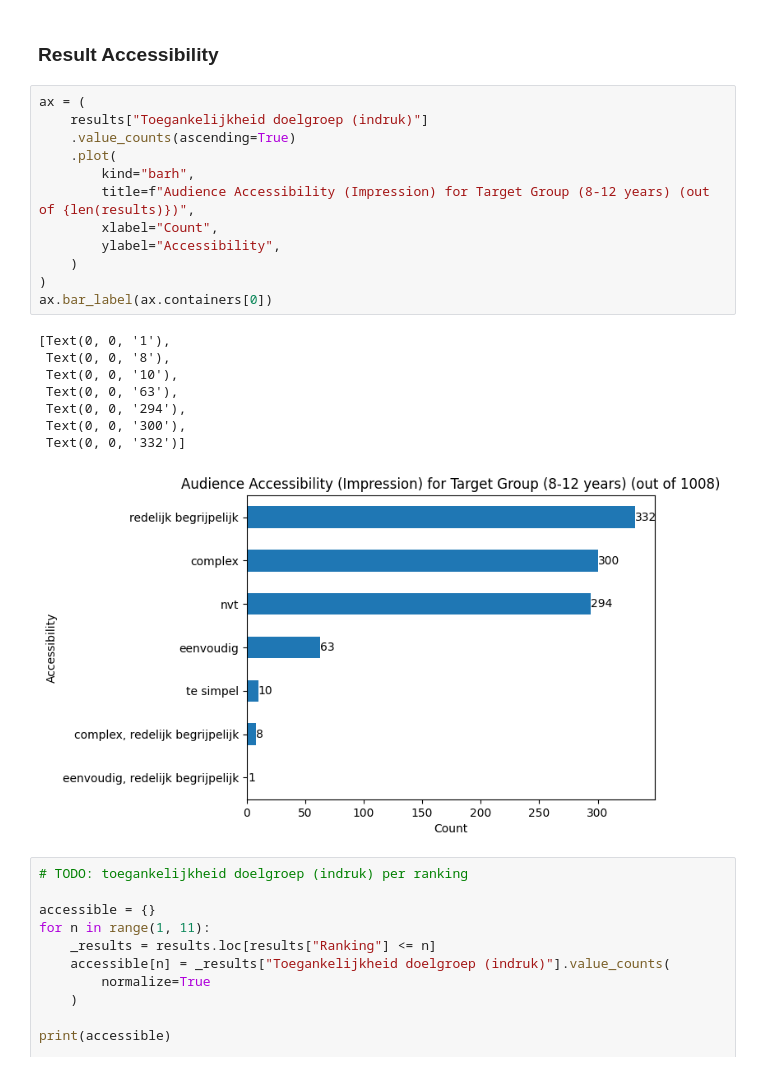
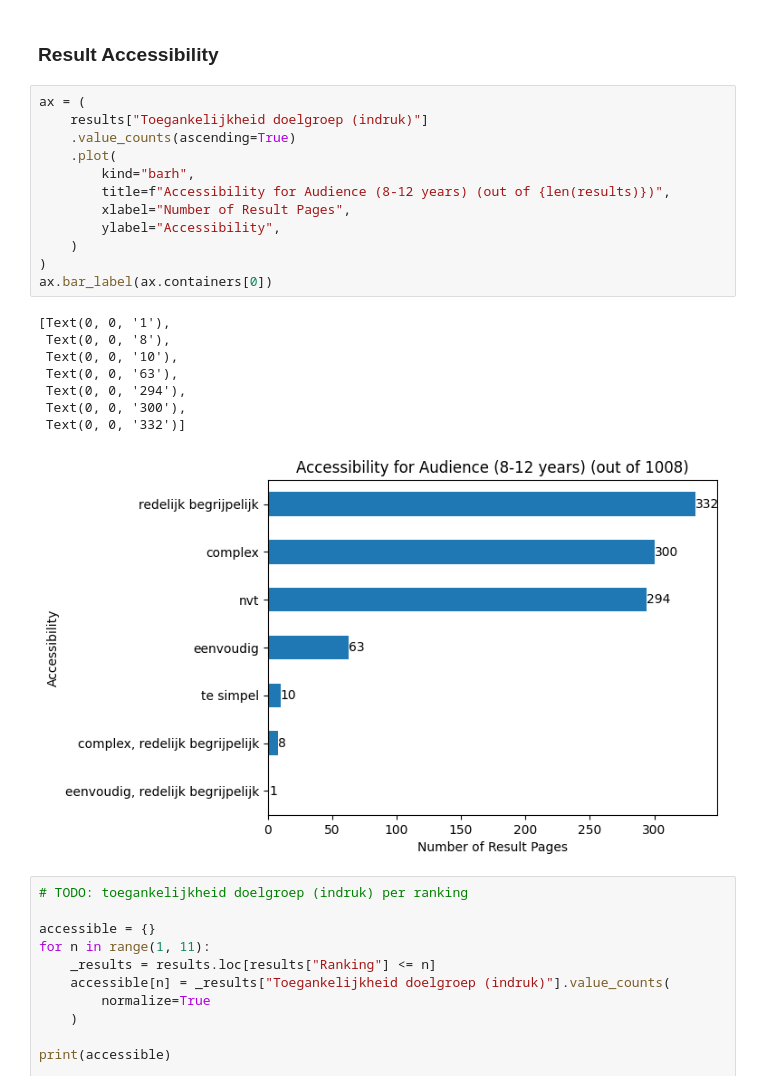
Before and after one commit to SlimZoeken/100queries, a Jupyter notebook: notebooks/analysis.ipynb, the cells around one changed output. Saved outputs shown, nothing was run; the diff lists cells and outputs as text.

Commit message:
Refine plot labels.

```diff
--- a/notebooks/analysis.ipynb
+++ b/notebooks/analysis.ipynb
@@ -294,24 +294,24 @@ pd.DataFrame(relevant.items(), columns=["Ranking", "Relevance"]).set_index(
 # %%
 ax = (
     results["Toegankelijkheid doelgroep (indruk)"]
     .value_counts(ascending=True)
     .plot(
         kind="barh",
-        title=f"Audience Accessibility (Impression) for Target Group (8-12 years) (out of {len(results)})",
-        xlabel="Count",
+        title=f"Accessibility for Audience (8-12 years) (out of {len(results)})",
+        xlabel="Number of Result Pages",
         ylabel="Accessibility",
     )
 )
 ax.bar_label(ax.containers[0])
 # %% [output]
 [Text(0, 0, '1'),
  Text(0, 0, '8'),
  Text(0, 0, '10'),
  Text(0, 0, '63'),
  Text(0, 0, '294'),
  Text(0, 0, '300'),
  Text(0, 0, '332')]
-[figure, old version]
+[figure, new version]
 # %%
 # TODO: toegankelijkheid doelgroep (indruk) per ranking
 
```
Also changed, not shown: parts of 7 cells of this notebook.
